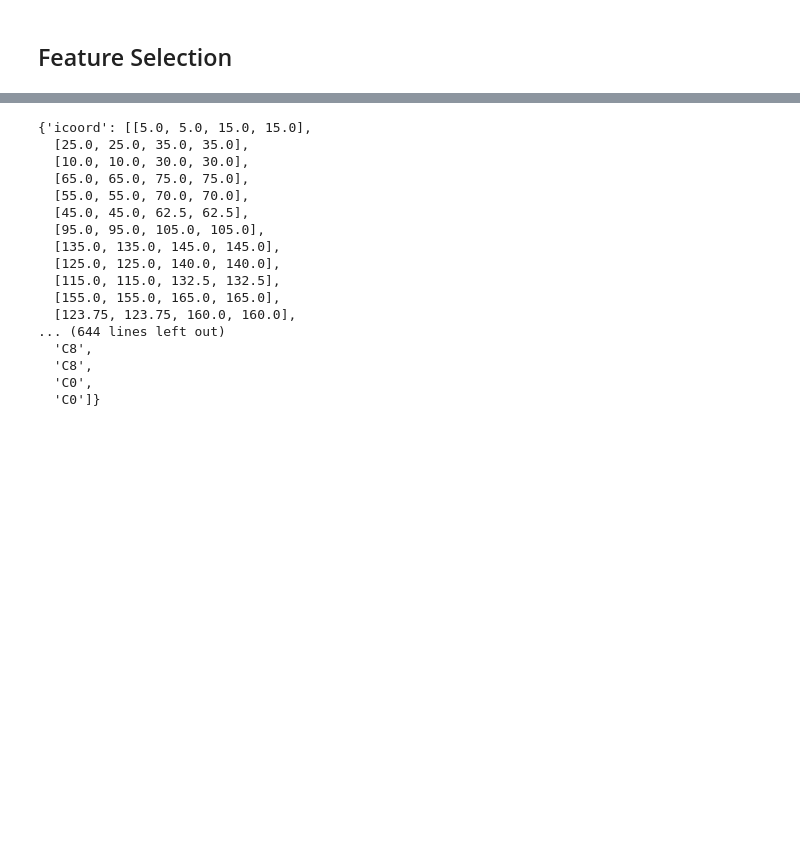
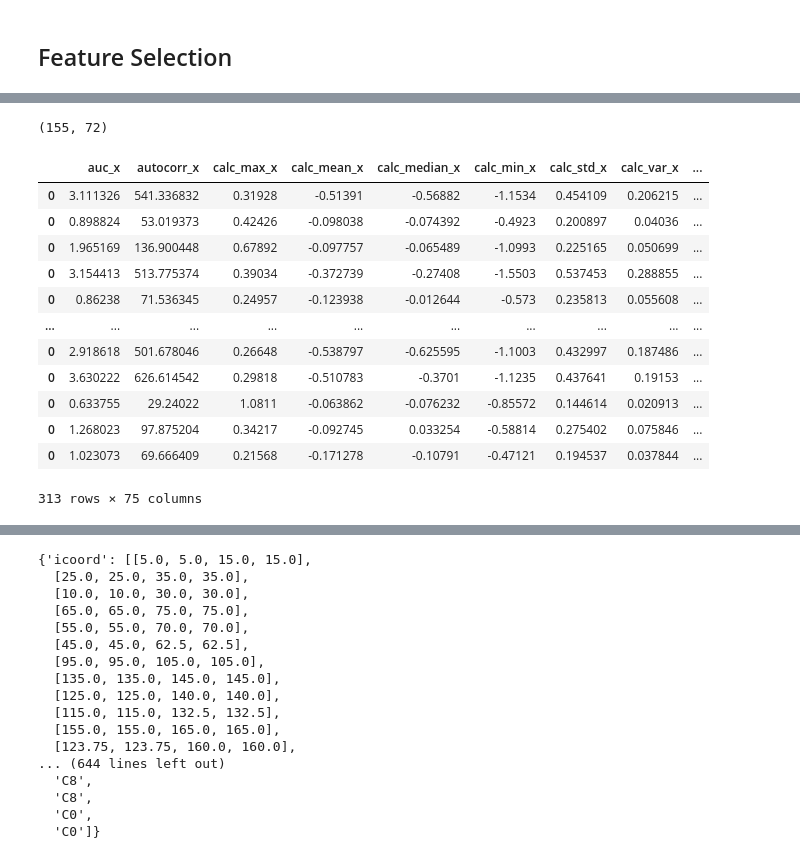
Before and after one commit to SmearyTundra/slhd-challenge, a Jupyter notebook: notebooks/preprocess.ipynb, the cells around one changed output, grey strips where cells are left out. Saved outputs shown, nothing was run; the diff lists cells and outputs as text; code cells hidden in the pictures; blank space fills up the shorter version.

```diff
--- a/notebooks/preprocess.ipynb
+++ b/notebooks/preprocess.ipynb
@@ -228,3 +282,23 @@ X_train.shape
+# %%
+X_test.shape
+# %% [output]
+(155, 72)
+# %%
+X_train
+# %% [output]
+|  | auc_x | autocorr_x | calc_max_x | calc_mean_x | calc_median_x | calc_min_x | calc_std_x | calc_var_x | ... |
+| 0 | 3.111326 | 541.336832 | 0.31928 | -0.51391 | -0.56882 | -1.1534 | 0.454109 | 0.206215 | ... |
+| 0 | 0.898824 | 53.019373 | 0.42426 | -0.098038 | -0.074392 | -0.4923 | 0.200897 | 0.04036 | ... |
+| 0 | 1.965169 | 136.900448 | 0.67892 | -0.097757 | -0.065489 | -1.0993 | 0.225165 | 0.050699 | ... |
+| 0 | 3.154413 | 513.775374 | 0.39034 | -0.372739 | -0.27408 | -1.5503 | 0.537453 | 0.288855 | ... |
+| 0 | 0.86238 | 71.536345 | 0.24957 | -0.123938 | -0.012644 | -0.573 | 0.235813 | 0.055608 | ... |
+| ... | ... | ... | ... | ... | ... | ... | ... | ... | ... |
+| 0 | 2.918618 | 501.678046 | 0.26648 | -0.538797 | -0.625595 | -1.1003 | 0.432997 | 0.187486 | ... |
+| 0 | 3.630222 | 626.614542 | 0.29818 | -0.510783 | -0.3701 | -1.1235 | 0.437641 | 0.19153 | ... |
+| 0 | 0.633755 | 29.24022 | 1.0811 | -0.063862 | -0.076232 | -0.85572 | 0.144614 | 0.020913 | ... |
+| 0 | 1.268023 | 97.875204 | 0.34217 | -0.092745 | 0.033254 | -0.58814 | 0.275402 | 0.075846 | ... |
+| 0 | 1.023073 | 69.666409 | 0.21568 | -0.171278 | -0.10791 | -0.47121 | 0.194537 | 0.037844 | ... |
+313 rows × 75 columns
 # %%
 # Correlation plot for some of th efeatures
 plt.figure(figsize=(12,10))
```
Also changed, not shown: parts of 22 cells of this notebook.
